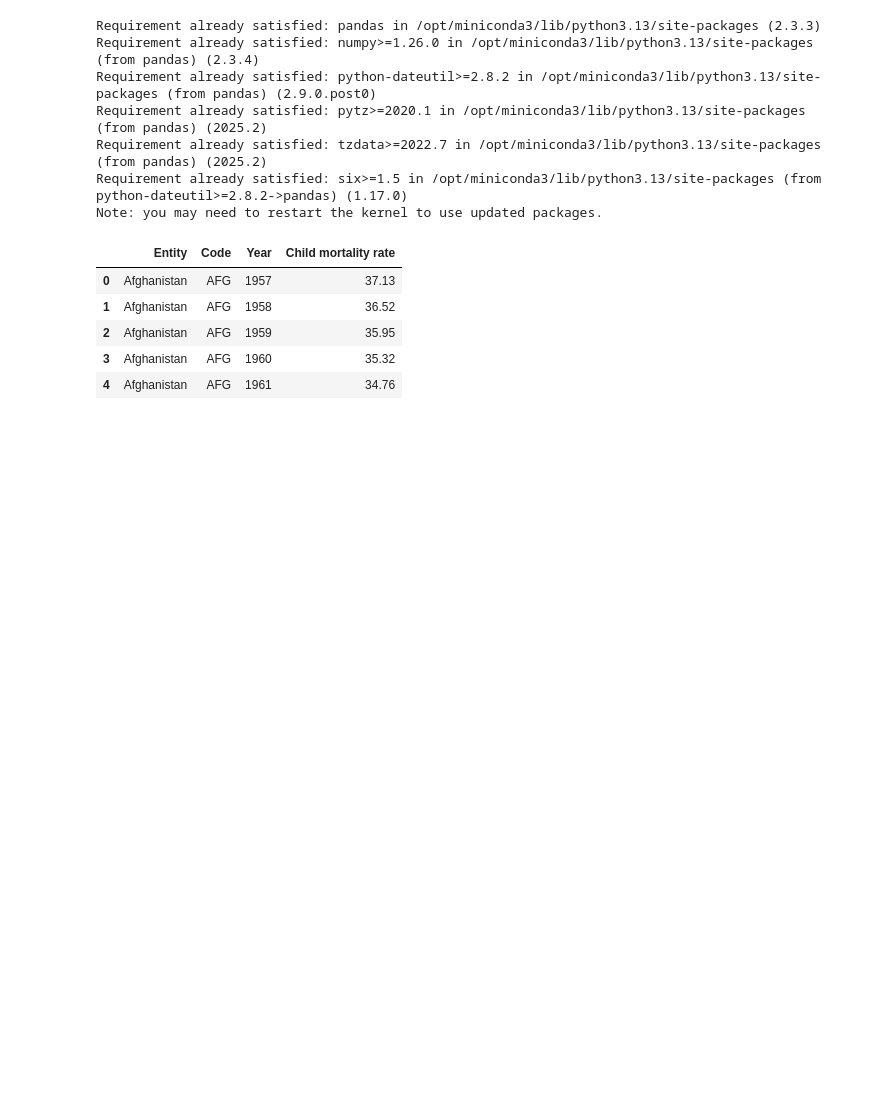
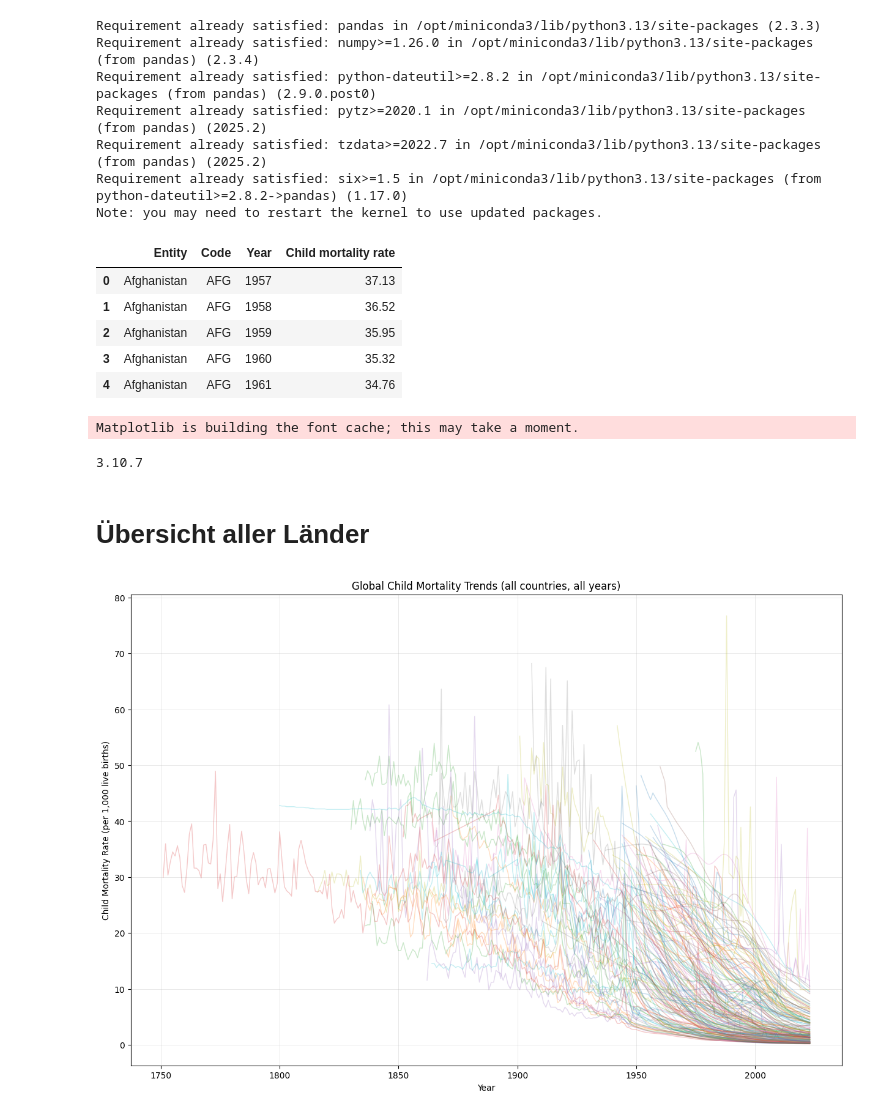
Before and after one commit to thenicecow/Child-mortality, a Jupyter notebook: child-mortality.ipynb, the cells around one changed output. Saved outputs shown, nothing was run; the diff lists cells and outputs as text; code cells hidden in the pictures; blank space fills up the shorter version.

```diff
--- a/child-mortality.ipynb
+++ b/child-mortality.ipynb
@@ -51,3 +51,38 @@ df.head()
 | 2 | Afghanistan | AFG | 1959 | 35.95 |
 | 3 | Afghanistan | AFG | 1960 | 35.32 |
 | 4 | Afghanistan | AFG | 1961 | 34.76 |
+# %%
+import matplotlib
+import matplotlib.pyplot as plt
+
+print(matplotlib.__version__)
+# %% [output]
+Matplotlib is building the font cache; this may take a moment.
+3.10.7
+# %% [markdown]
+# Übersicht aller Länder
+# %%
+import pandas as pd
+import matplotlib.pyplot as plt
+
+# Falls dein Datensatz anders heißt → bitte anpassen
+df = pd.read_csv("child-mortality.csv")
+
+# Wichtige Spalten vereinheitlichen
+df = df.rename(columns={
+    "Entity": "country",
+    "Child mortality rate": "mortality_rate"
+})
+
+plt.figure(figsize=(15, 10))
+
+for country, sub in df.groupby("country"):
+    plt.plot(sub["Year"], sub["mortality_rate"], alpha=0.25, linewidth=1)
+
+plt.title("Global Child Mortality Trends (all countries, all years)")
+plt.xlabel("Year")
+plt.ylabel("Child Mortality Rate (per 1,000 live births)")
+plt.grid(True, linewidth=0.4, alpha=0.5)
+plt.show()
+# %% [output]
+[figure, added]
```
